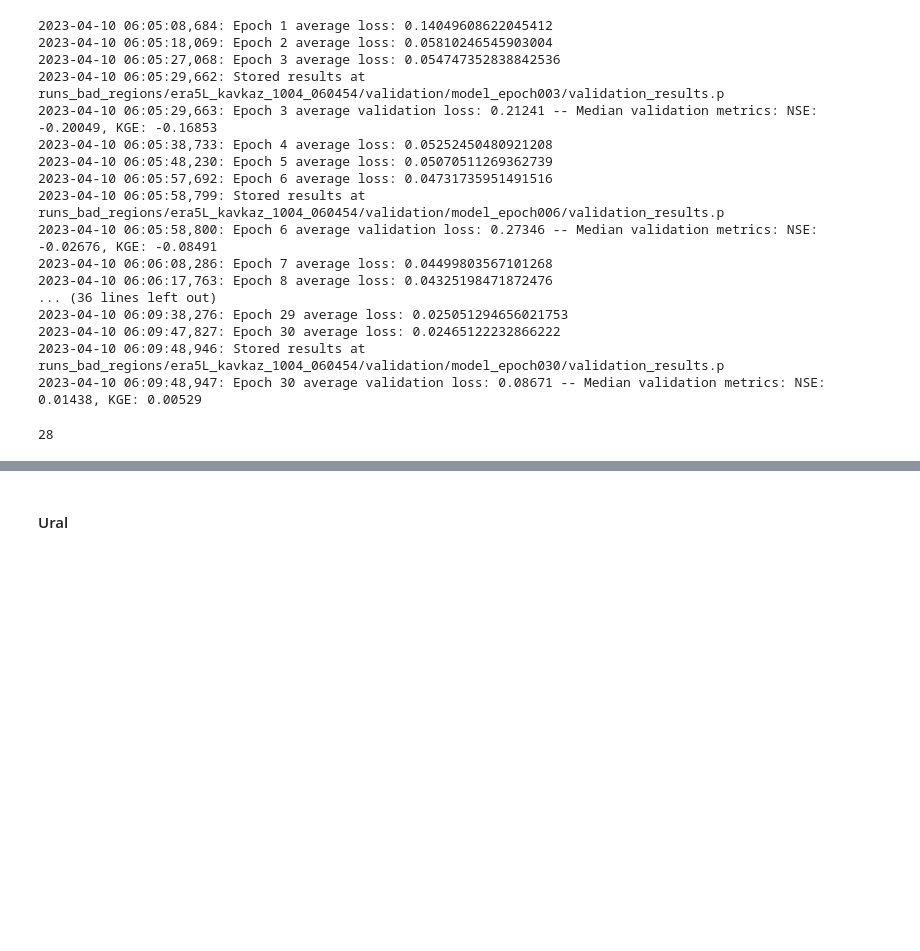
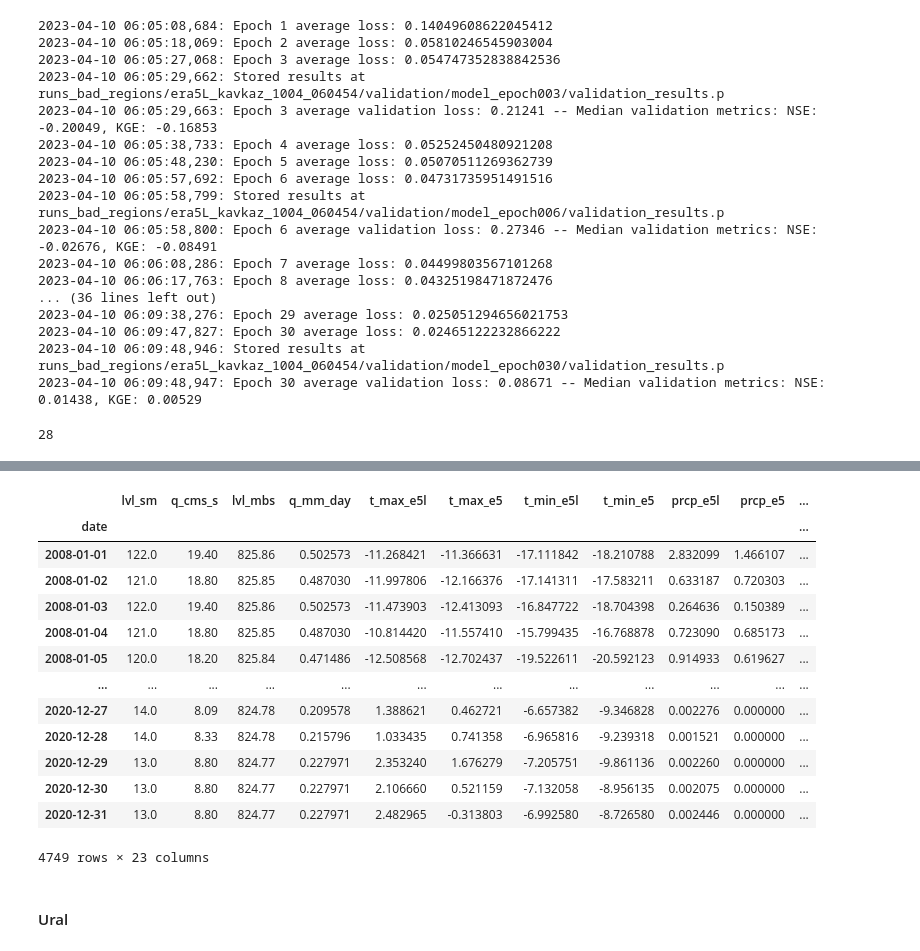
Before and after one commit to dmbrmv/my_dissertation, a Jupyter notebook: test_meteo_input/neural_hydrology.ipynb, the cells around one changed output, grey strips where cells are left out. Cells and saved outputs as stored; diff of their text form; code cells hidden in the pictures; blank space fills up the shorter version.

```diff
--- a/test_meteo_input/neural_hydrology.ipynb
+++ b/test_meteo_input/neural_hydrology.ipynb
@@ -259,3 +340,20 @@ gc.collect()
+# %%
+df
+# %% [output]
+|  | lvl_sm | q_cms_s | lvl_mbs | q_mm_day | t_max_e5l | t_max_e5 | t_min_e5l | t_min_e5 | prcp_e5l | prcp_e5 | ... |
+| date |  |  |  |  |  |  |  |  |  |  | ... |
+| 2008-01-01 | 122.0 | 19.40 | 825.86 | 0.502573 | -11.268421 | -11.366631 | -17.111842 | -18.210788 | 2.832099 | 1.466107 | ... |
+| 2008-01-02 | 121.0 | 18.80 | 825.85 | 0.487030 | -11.997806 | -12.166376 | -17.141311 | -17.583211 | 0.633187 | 0.720303 | ... |
+| 2008-01-03 | 122.0 | 19.40 | 825.86 | 0.502573 | -11.473903 | -12.413093 | -16.847722 | -18.704398 | 0.264636 | 0.150389 | ... |
+| 2008-01-04 | 121.0 | 18.80 | 825.85 | 0.487030 | -10.814420 | -11.557410 | -15.799435 | -16.768878 | 0.723090 | 0.685173 | ... |
+| 2008-01-05 | 120.0 | 18.20 | 825.84 | 0.471486 | -12.508568 | -12.702437 | -19.522611 | -20.592123 | 0.914933 | 0.619627 | ... |
+| ... | ... | ... | ... | ... | ... | ... | ... | ... | ... | ... | ... |
+| 2020-12-27 | 14.0 | 8.09 | 824.78 | 0.209578 | 1.388621 | 0.462721 | -6.657382 | -9.346828 | 0.002276 | 0.000000 | ... |
+| 2020-12-28 | 14.0 | 8.33 | 824.78 | 0.215796 | 1.033435 | 0.741358 | -6.965816 | -9.239318 | 0.001521 | 0.000000 | ... |
+| 2020-12-29 | 13.0 | 8.80 | 824.77 | 0.227971 | 2.353240 | 1.676279 | -7.205751 | -9.861136 | 0.002260 | 0.000000 | ... |
+| 2020-12-30 | 13.0 | 8.80 | 824.77 | 0.227971 | 2.106660 | 0.521159 | -7.132058 | -8.956135 | 0.002075 | 0.000000 | ... |
+| 2020-12-31 | 13.0 | 8.80 | 824.77 | 0.227971 | 2.482965 | -0.313803 | -6.992580 | -8.726580 | 0.002446 | 0.000000 | ... |
+4749 rows × 23 columns
 # %% [markdown]
 #### Ural
 # %%
```
Also changed, not shown: parts of 5 cells of this notebook, 1 other file.
